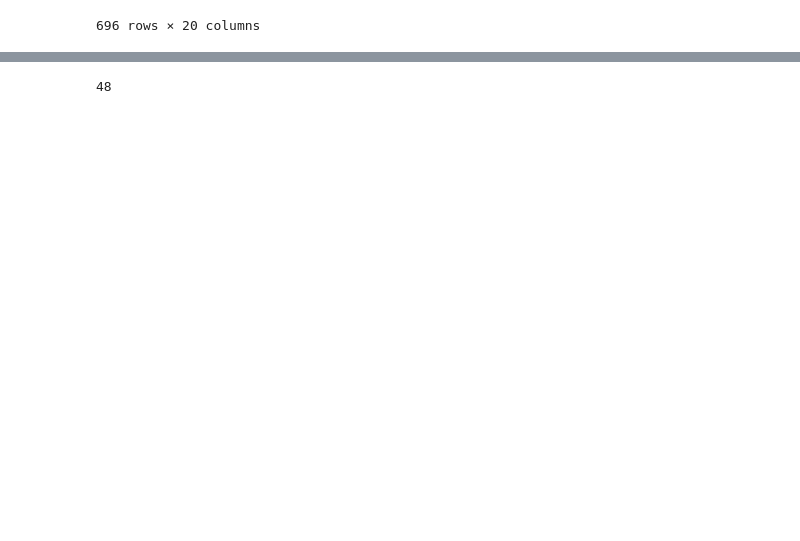
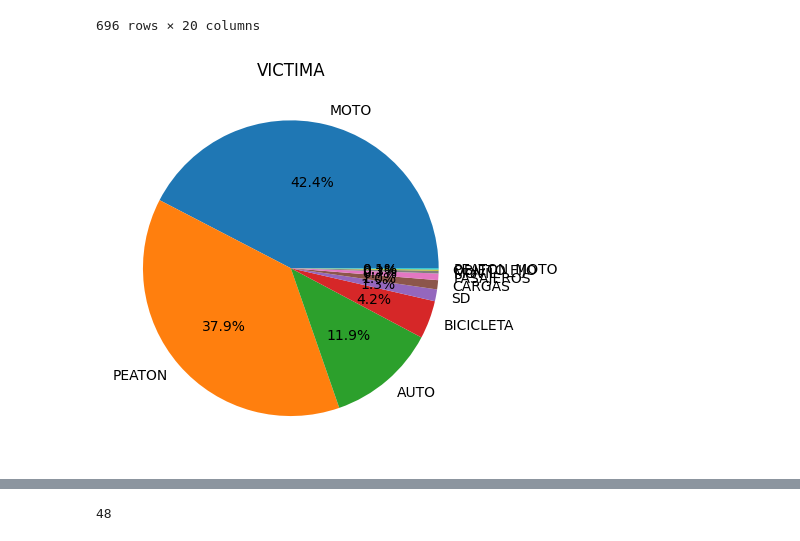
Before and after one commit to cypbk/pida-javier-bengolea, a Jupyter notebook: main.ipynb, the cells around one changed output, grey strips where cells are left out. Drawn from its saved outputs; the diff is of its cells as text; code cells hidden in the pictures; blank space fills up the shorter version.

```diff
--- a/main.ipynb
+++ b/main.ipynb
@@ -5,5 +21,16 @@ data_ = pd.read_excel('data/homicidios.xlsx', sheet_name='HECHOS')
+# %%
+def showPie(columna):
+  count_values = pd.Series(columna).value_counts()
+  if len(count_values) > 15:
+    count_values = count_values.iloc[0:15]
+  datos = pd.DataFrame({"valor":count_values.index, "ocurrencia": count_values.values})
+
+  plt.title(columna.name)
+  plt.pie(datos["ocurrencia"], labels=datos['valor'], autopct='%1.1f%%')
+  plt.show()
 # %%
-data.set_index(data_.ID, inplace=True, )
+
+data = data_.set_index(data_.ID)
 data.drop('ID', axis=1, inplace=True,errors='ignore')
 data
 # %% [output]
@@ -21,3 +48,7 @@ data
 | 2021-0096 | 1 | 2021-12-15 | 2021 | 12 | 15 | 10:30:00 | 10 | AV. EVA PERON 4071 | AVENIDA | ... |
 | 2021-0097 | 1 | 2021-11-18 | 2021 | 11 | 18 | 06:10:00 | 6 | PADRE CARLOS MUJICA 709 | CALLE | ... |
 696 rows × 20 columns
+# %%
+showPie(data['VICTIMA'])
+# %% [output]
+[figure, added]
```
Also changed, not shown: parts of 5 cells of this notebook, 2 other files.
